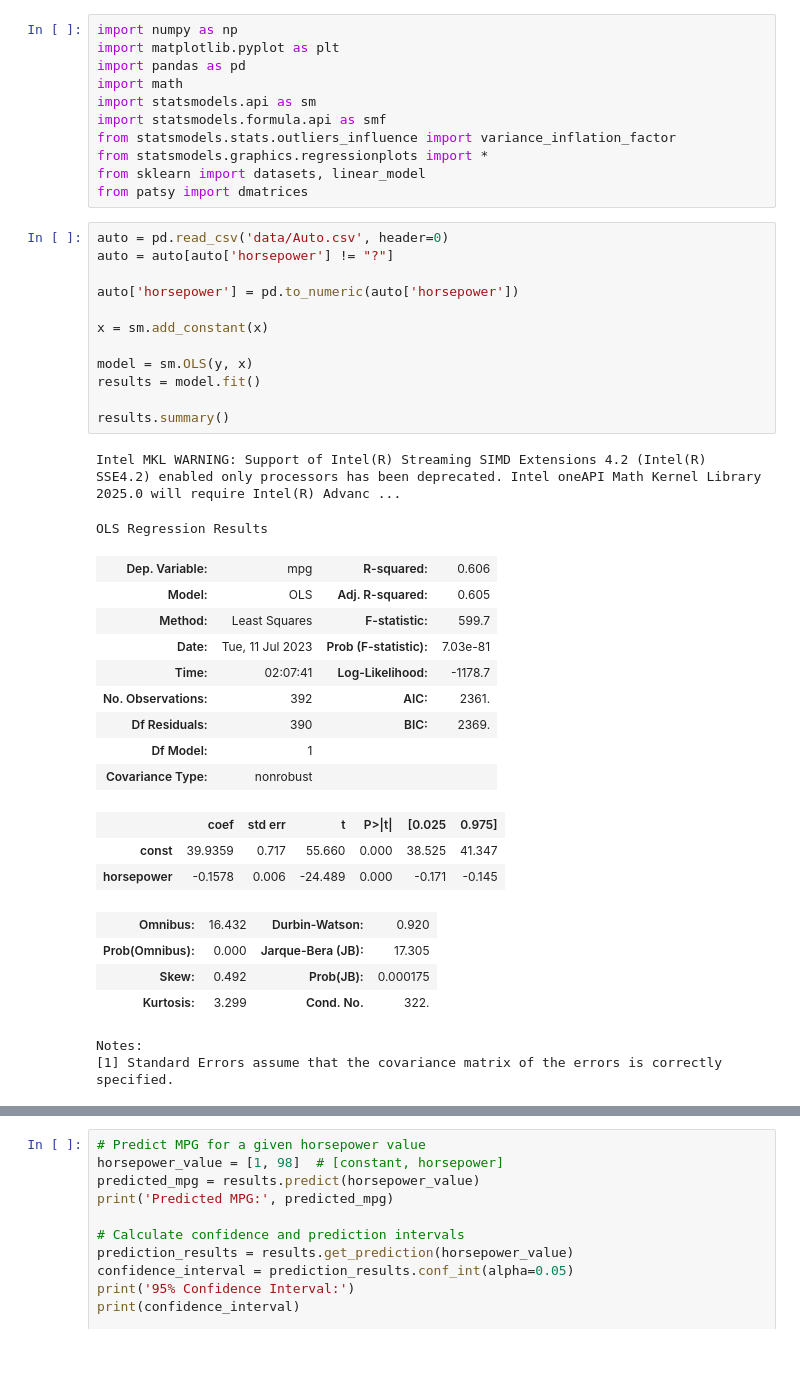
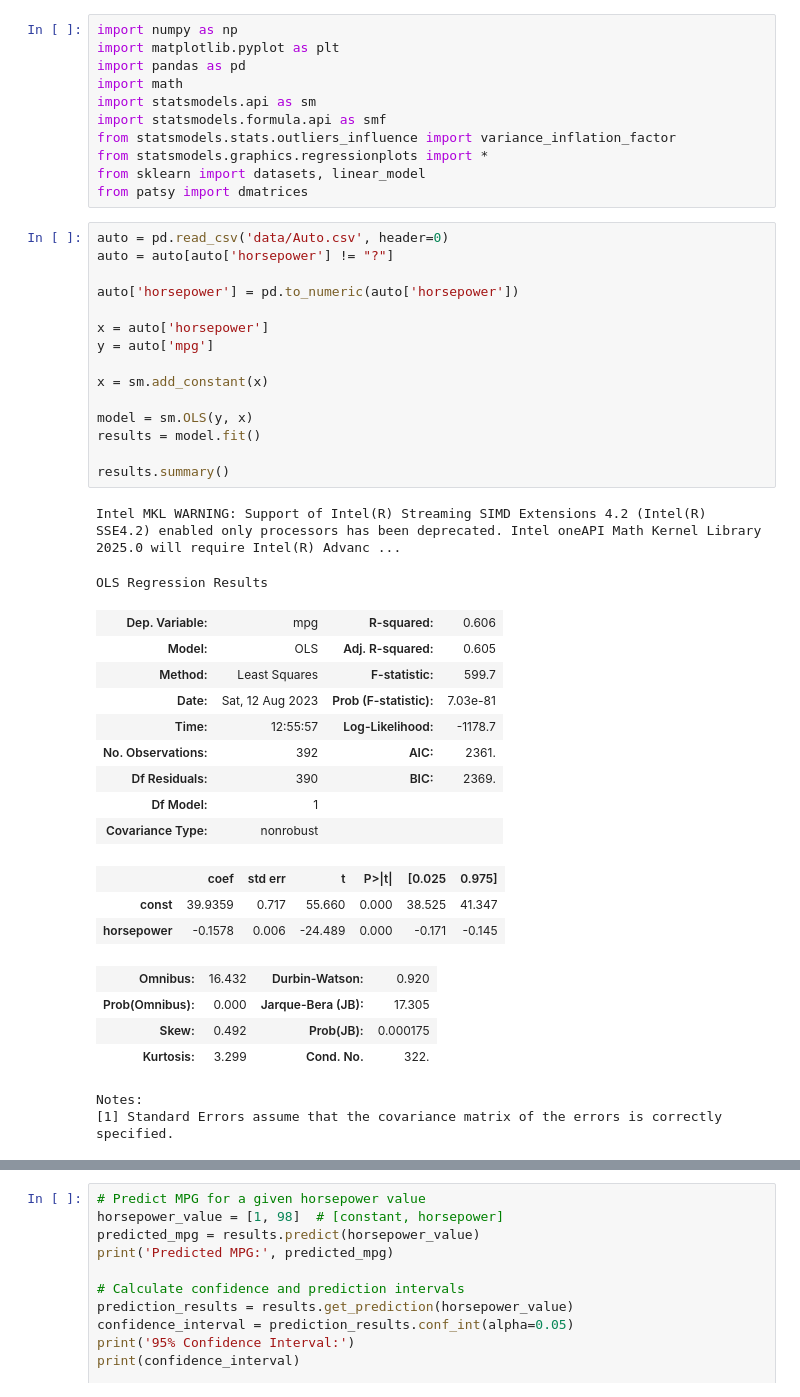
Before and after one commit to basilwong/Sharing_ISL_python, a Jupyter notebook: Chapter_3_applied_excercises.ipynb, the cells around one changed output, grey strips where cells are left out. Drawn from its saved outputs; the diff is of its cells as text; blank space fills up the shorter version.

```diff
--- a/Chapter_3_applied_excercises.ipynb
+++ b/Chapter_3_applied_excercises.ipynb
@@ -20,23 +20,26 @@ from patsy import dmatrices
 # %%
 auto = pd.read_csv('data/Auto.csv', header=0)
 auto = auto[auto['horsepower'] != "?"]
 
 auto['horsepower'] = pd.to_numeric(auto['horsepower'])
+
+x = auto['horsepower']
+y = auto['mpg']
 
 x = sm.add_constant(x)
 
 model = sm.OLS(y, x)
 results = model.fit()
 
 results.summary()
 # %% [output]
 Intel MKL WARNING: Support of Intel(R) Streaming SIMD Extensions 4.2 (Intel(R) SSE4.2) enabled only processors has been deprecated. Intel oneAPI Math Kernel Library 2025.0 will require Intel(R) Advanc ...
 OLS Regression Results
 | Dep. Variable: | mpg | R-squared: | 0.606 |
 | Model: | OLS | Adj. R-squared: | 0.605 |
 | Method: | Least Squares | F-statistic: | 599.7 |
-| Date: | Tue, 11 Jul 2023 | Prob (F-statistic): | 7.03e-81 |
-| Time: | 02:07:41 | Log-Likelihood: | -1178.7 |
+| Date: | Sat, 12 Aug 2023 | Prob (F-statistic): | 7.03e-81 |
+| Time: | 12:55:57 | Log-Likelihood: | -1178.7 |
 | No. Observations: | 392 | AIC: | 2361. |
 | Df Residuals: | 390 | BIC: | 2369. |
 | Df Model: | 1 |  |  |
```
Also changed, not shown: parts of 77 cells of this notebook.
